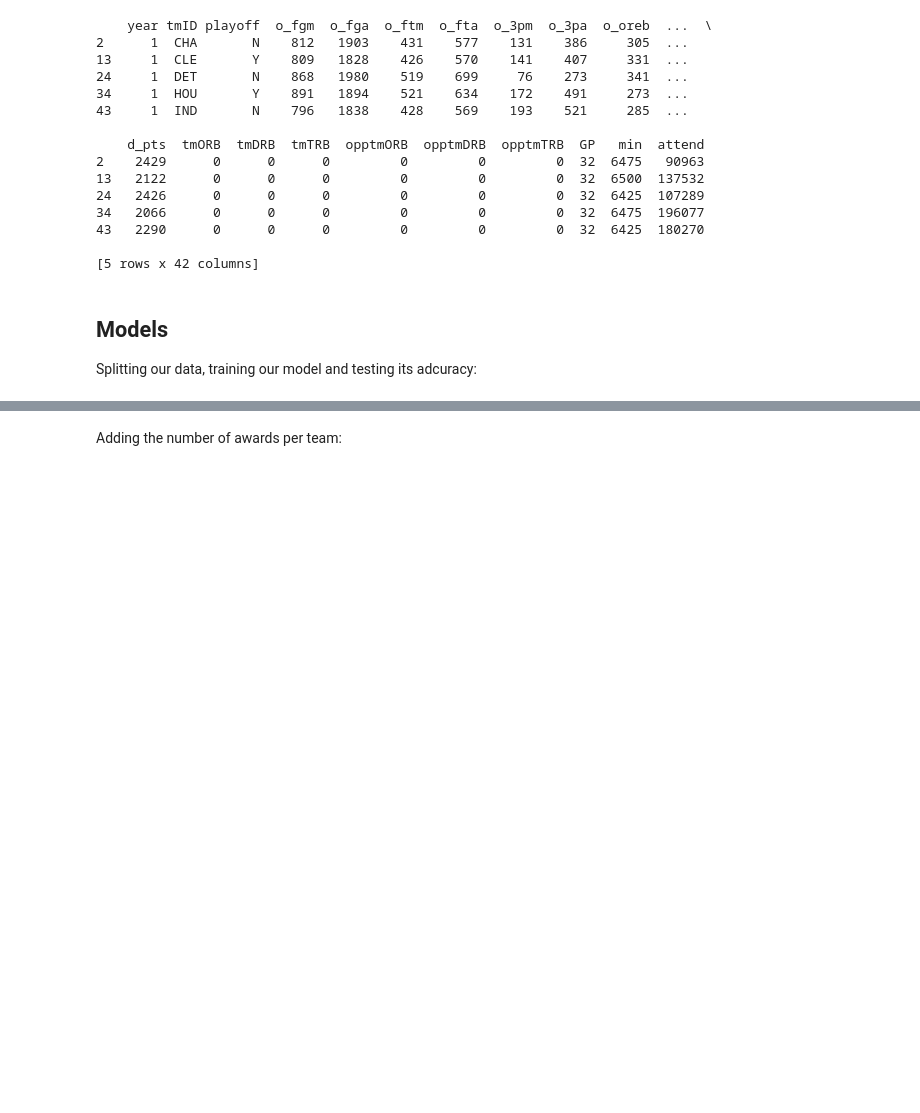
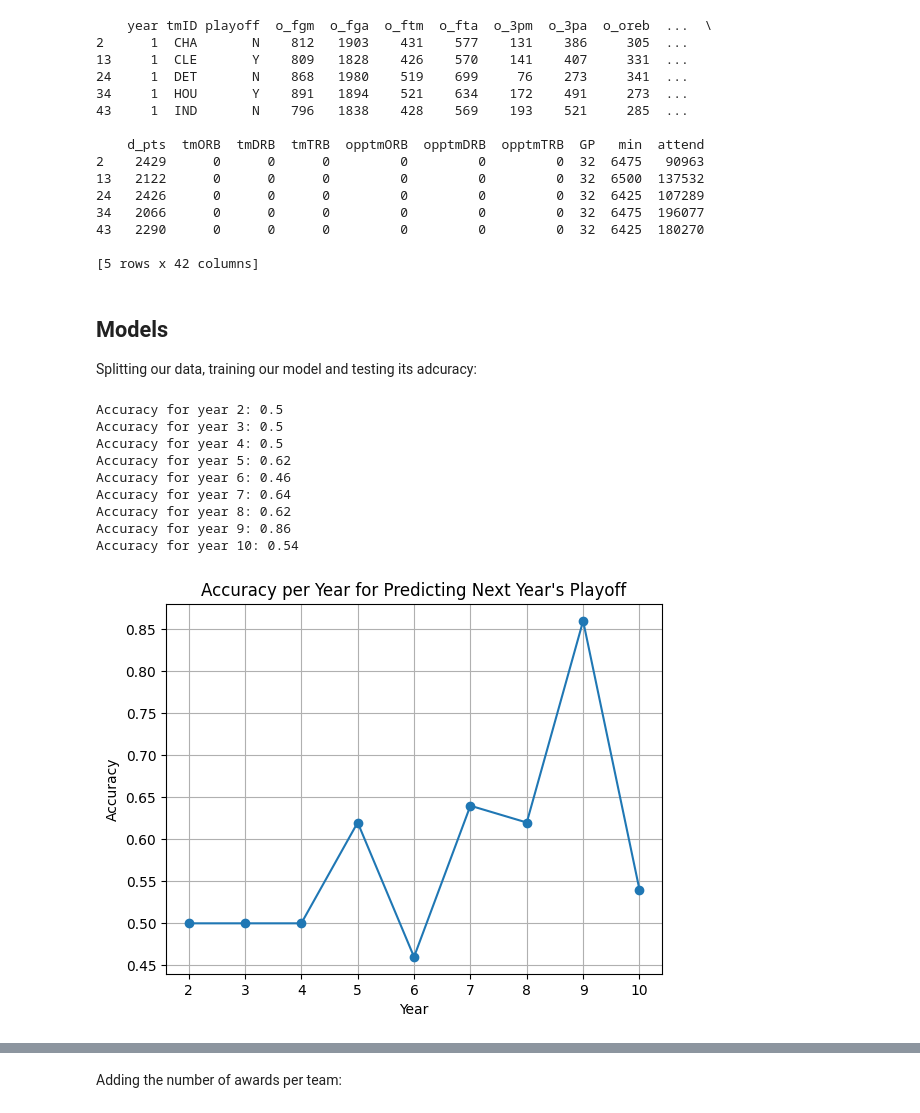
Before and after one commit to P1ntas/Machine-Learning, a Jupyter notebook: notebook.ipynb, the cells around one changed output, grey strips where cells are left out. Cells and saved outputs as stored; diff of their text form; code cells hidden in the pictures; blank space fills up the shorter version.

```diff
--- a/notebook.ipynb
+++ b/notebook.ipynb
@@ -229,3 +229,53 @@ print(data.head(5))
 ## Models
 
 Splitting our data, training our model and testing its adcuracy:
+# %%
+data['playoff'] = data['playoff'].replace({'Y': 1, 'N': 0})
+
+def run_model():
+    data1 = pd.get_dummies(data, columns=["tmID"])
+    accuracy_list = []
+    years = data1['year'].unique()
+    years.sort()
+
+    for i in range(1, len(years)):
+        train_years = years[:i]
+        test_year = years[i]
+
+        train = data1[data1['year'].isin(train_years)]
+        test = data1[data1['year'] == test_year]
+
+        X_train = train.drop(columns=["playoff"])
+        Y_train = train['playoff']
+        X_test = test.drop(columns=["playoff"])
+        Y_test = test['playoff']
+
+        model = DecisionTreeClassifier(random_state=42)
+
+        model.fit(X_train, Y_train)
+
+        predictions = model.predict(X_test)
+
+        accuracy = round(accuracy_score(Y_test, predictions), 2)
+        print("Accuracy for year {}: {}".format(i + 1, accuracy))
+        accuracy_list.append(accuracy)
+
+    plt.plot(list(range(2, len(years) + 1)), accuracy_list, marker='o', linestyle='-')
+    plt.xlabel("Year")
+    plt.ylabel("Accuracy")
+    plt.title("Accuracy per Year for Predicting Next Year's Playoff")
+    plt.grid(True)
+    plt.show()
+
+run_model()
+# %% [output]
+Accuracy for year 2: 0.5
+Accuracy for year 3: 0.5
+Accuracy for year 4: 0.5
+Accuracy for year 5: 0.62
+Accuracy for year 6: 0.46
+Accuracy for year 7: 0.64
+Accuracy for year 8: 0.62
+Accuracy for year 9: 0.86
+Accuracy for year 10: 0.54
+[figure, added]
```
Also changed, not shown: parts of 5 cells of this notebook.
